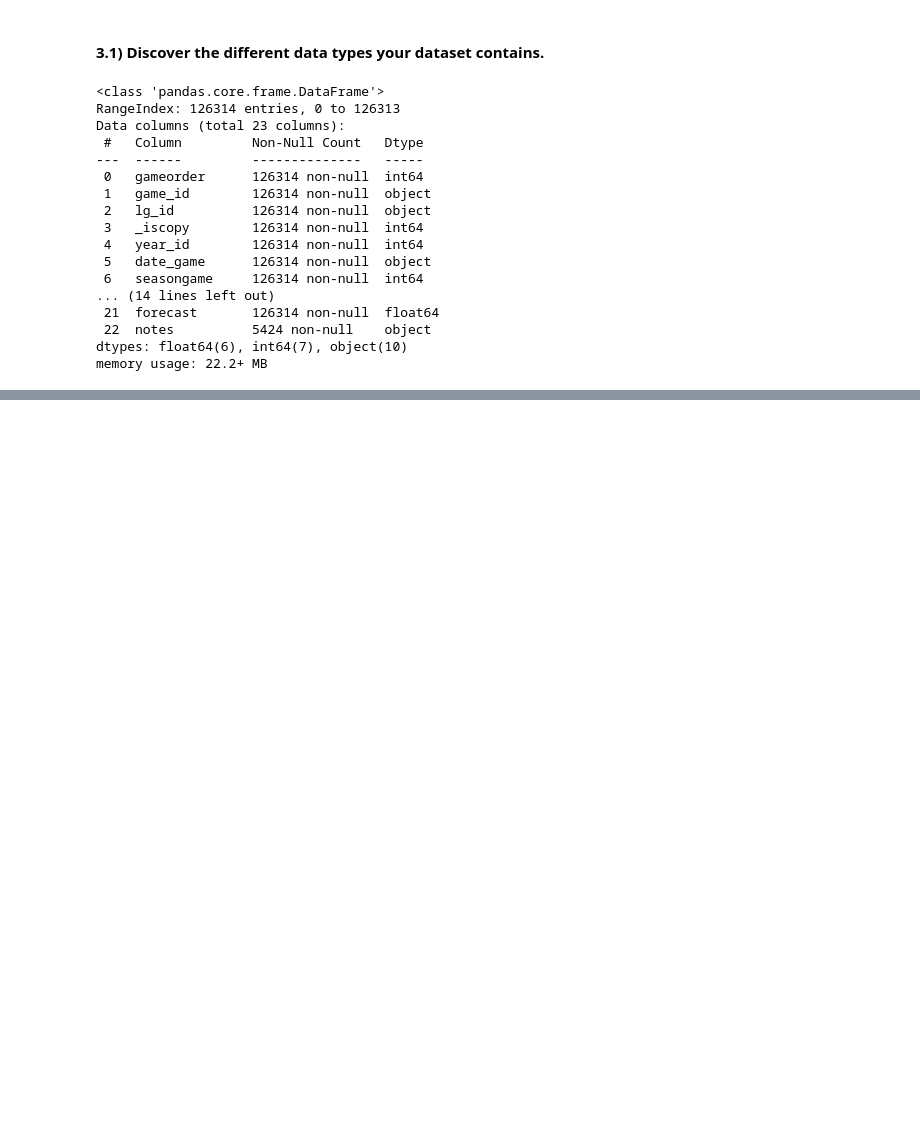
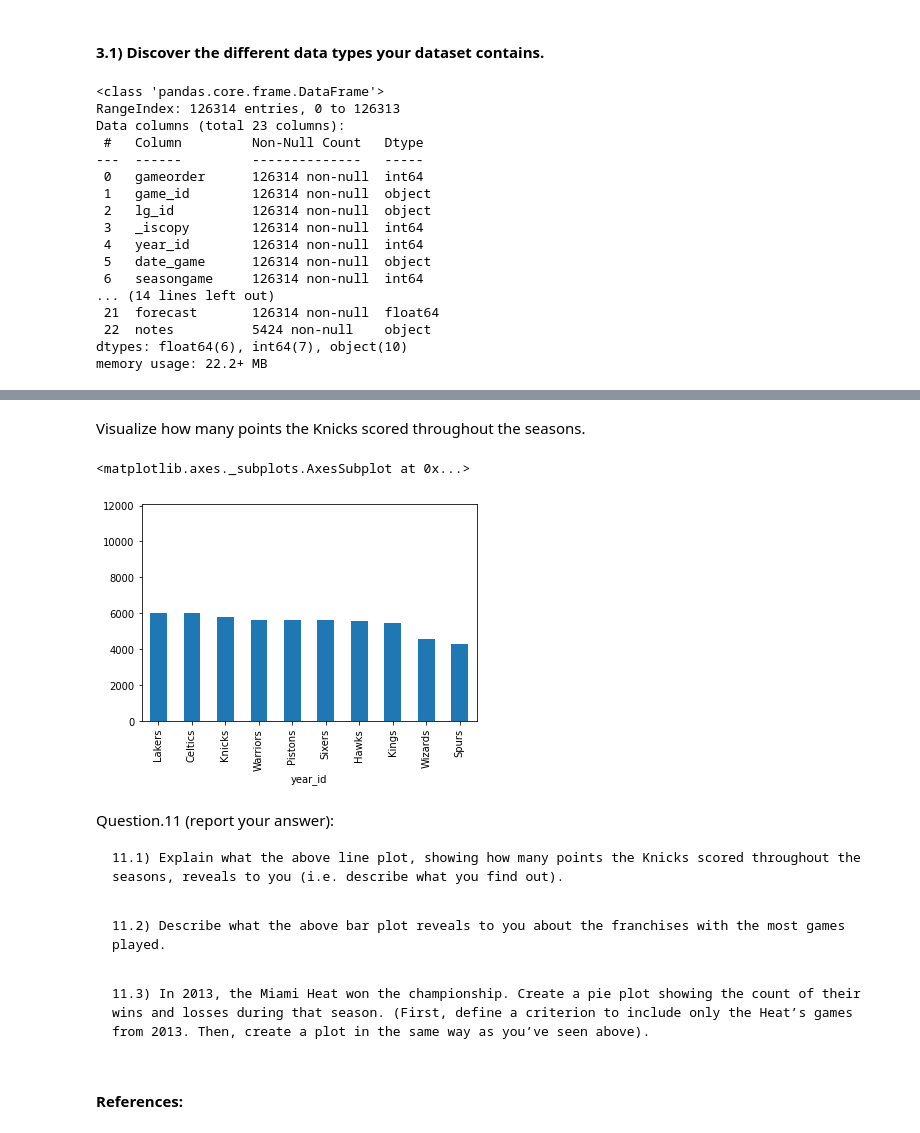
Before and after one commit to dnzengou/BI_Labs, a Jupyter notebook: notebooks/nba_data_analysis_using_pandas.ipynb, the cells around one changed output, grey strips where cells are left out. Saved outputs shown, nothing was run; the diff lists cells and outputs as text; code cells hidden in the pictures; blank space fills up the shorter version.

````diff
--- a/notebooks/nba_data_analysis_using_pandas.ipynb
+++ b/notebooks/nba_data_analysis_using_pandas.ipynb
@@ -121,0 +590,35 @@ memory usage: 22.2+ MB
+# %% [markdown]
+Visualize how many points the Knicks scored throughout the seasons.
+# %%
+#Include this line to show plots directly in the notebook
+%matplotlib inline
+
+#Visualize how many points the Knicks scored throughout the seasons
+nba[nba["fran_id"] == "Knicks"].groupby("year_id")["pts"].sum().plot()
+
+#create a bar plot to show the franchises with the most games played
+nba["fran_id"].value_counts().head(10).plot(kind="bar")
+# %% [output]
+<matplotlib.axes._subplots.AxesSubplot at 0x...>
+[figure, added]
+# %% [markdown]
+Question.11 (report your answer):
+
+
+```
+11.1) Explain what the above line plot, showing how many points the Knicks scored throughout the seasons, reveals to you (i.e. describe what you find out).
+```
+# %% [markdown]
+
+
+```
+11.2) Describe what the above bar plot reveals to you about the franchises with the most games played.
+```
+# %% [markdown]
+
+
+```
+11.3) In 2013, the Miami Heat won the championship. Create a pie plot showing the count of their wins and losses during that season. (First, define a criterion to include only the Heat’s games from 2013. Then, create a plot in the same way as you’ve seen above).
+```
+# %% [markdown]
+#### References:
````
Also changed, not shown: parts of 83 cells of this notebook.
